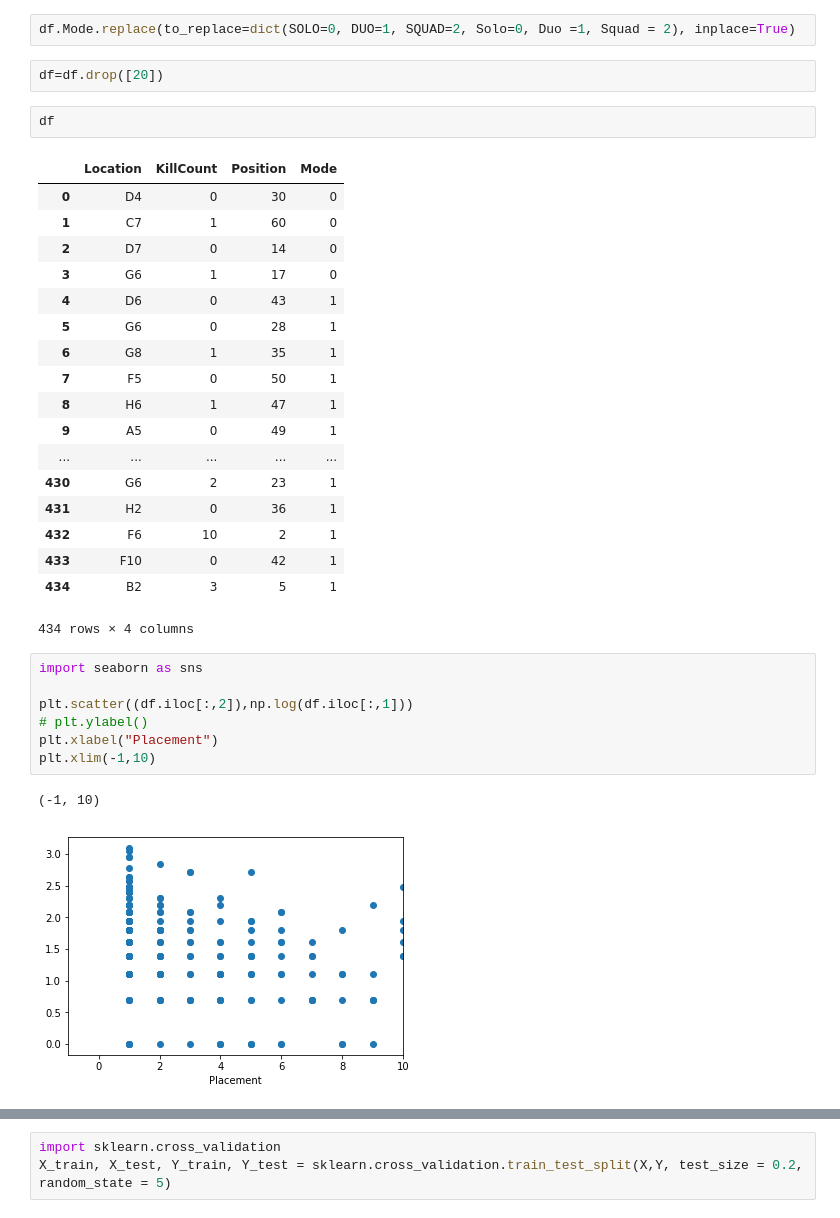
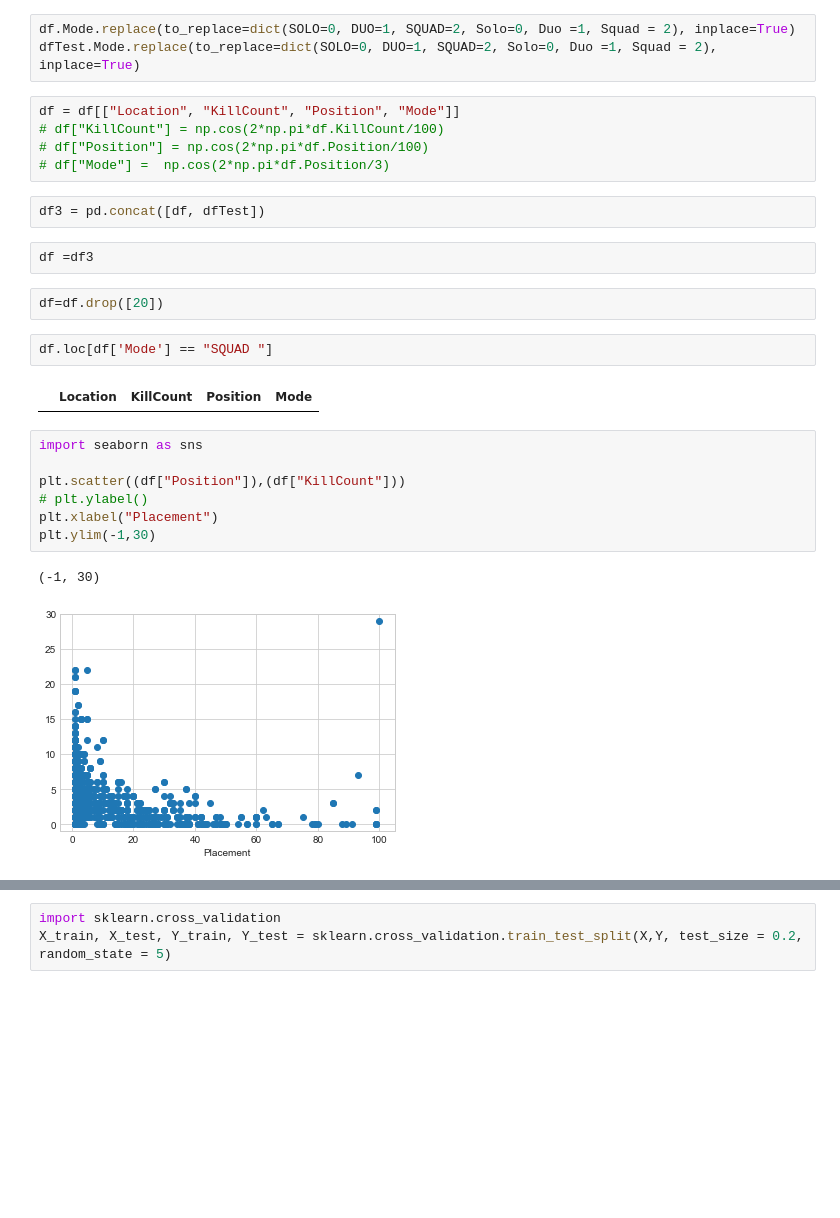
Before and after one commit to Justin1st/Fortnite_Heatmap, a Jupyter notebook: CombinedData Analysis.ipynb, the cells around one changed output, grey strips where cells are left out. Drawn from its saved outputs; the diff is of its cells as text; blank space fills up the shorter version.

Commit message:
curve fit

```diff
--- a/CombinedData Analysis.ipynb
+++ b/CombinedData Analysis.ipynb
@@ -26,39 +30,32 @@ Mode         False
 dtype: bool
 # %%
 df.Mode.replace(to_replace=dict(SOLO=0, DUO=1, SQUAD=2, Solo=0, Duo =1, Squad = 2), inplace=True)
+dfTest.Mode.replace(to_replace=dict(SOLO=0, DUO=1, SQUAD=2, Solo=0, Duo =1, Squad = 2), inplace=True)
+# %%
+df = df[["Location", "KillCount", "Position", "Mode"]]
+# df["KillCount"] = np.cos(2*np.pi*df.KillCount/100)
+# df["Position"] = np.cos(2*np.pi*df.Position/100)
+# df["Mode"] =  np.cos(2*np.pi*df.Position/3)
+# %%
+df3 = pd.concat([df, dfTest])
+# %%
+df =df3
 # %%
 df=df.drop([20])
-# %%
-df
-# %% [output]
-|  | Location | KillCount | Position | Mode |
-| 0 | D4 | 0 | 30 | 0 |
-| 1 | C7 | 1 | 60 | 0 |
-| 2 | D7 | 0 | 14 | 0 |
-| 3 | G6 | 1 | 17 | 0 |
-| 4 | D6 | 0 | 43 | 1 |
-| 5 | G6 | 0 | 28 | 1 |
-| 6 | G8 | 1 | 35 | 1 |
-| 7 | F5 | 0 | 50 | 1 |
-| 8 | H6 | 1 | 47 | 1 |
-| 9 | A5 | 0 | 49 | 1 |
-| ... | ... | ... | ... | ... |
-| 430 | G6 | 2 | 23 | 1 |
-| 431 | H2 | 0 | 36 | 1 |
-| 432 | F6 | 10 | 2 | 1 |
-| 433 | F10 | 0 | 42 | 1 |
-| 434 | B2 | 3 | 5 | 1 |
-434 rows × 4 columns
+# %%
+df.loc[df['Mode'] == "SQUAD "]
+# %% [output]
+|  | Location | KillCount | Position | Mode |
 # %%
 import seaborn as sns
 
-plt.scatter((df.iloc[:,2]),np.log(df.iloc[:,1]))
+plt.scatter((df["Position"]),(df["KillCount"]))
 # plt.ylabel()
 plt.xlabel("Placement")
-plt.xlim(-1,10)
+plt.ylim(-1,30)
 # %% [output]
-(-1, 10)
+(-1, 30)
-[figure, old version]
+[figure, new version]
 # %%
 plt.scatter(df["Mode"], df["KillCount"])
 plt.ylabel("KillCount")
```
Also changed, not shown: parts of 26 cells of this notebook, 2 other files.
